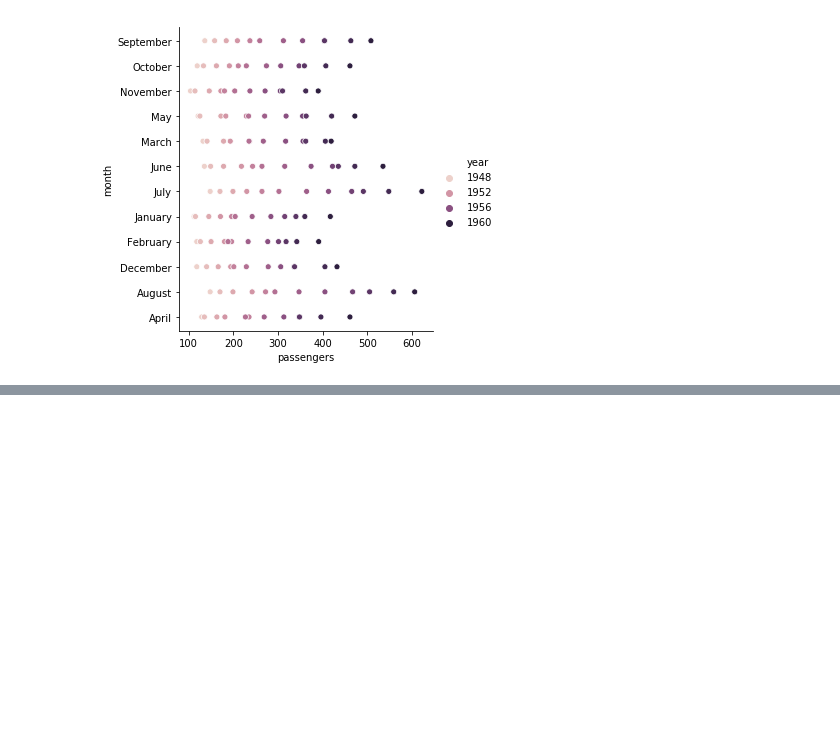
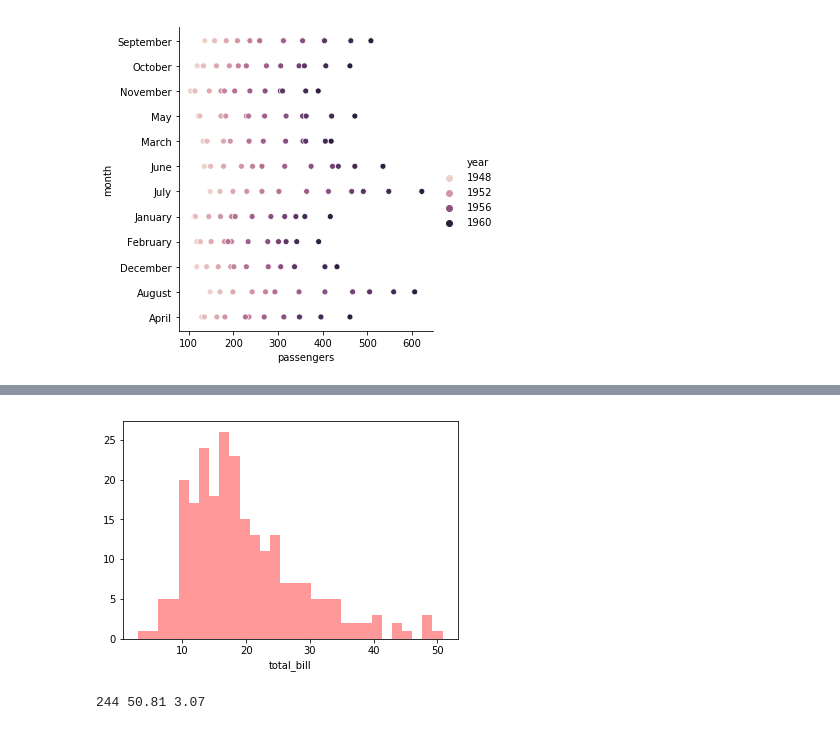
Before and after one commit to gigimic/scripts_all, a Jupyter notebook: plots_seaborn.ipynb, the cells around one changed output, grey strips where cells are left out. Saved outputs shown, nothing was run; the diff lists cells and outputs as text; code cells hidden in the pictures; blank space fills up the shorter version.

Commit message:
seaborn plots

```diff
--- a/plots_seaborn.ipynb
+++ b/plots_seaborn.ipynb
@@ -35,0 +36,10 @@ plt.show()
+# %%
+sns.distplot(b['total_bill'], kde = False, color ='red', bins = 30)
+plt.show()
+# %% [output]
+[figure, added]
+# %%
+bill_data = b['total_bill']
+print(len(bill_data), max(bill_data), min(bill_data))
+# %% [output]
+244 50.81 3.07
```
Also changed, not shown: parts of 3 cells of this notebook.
